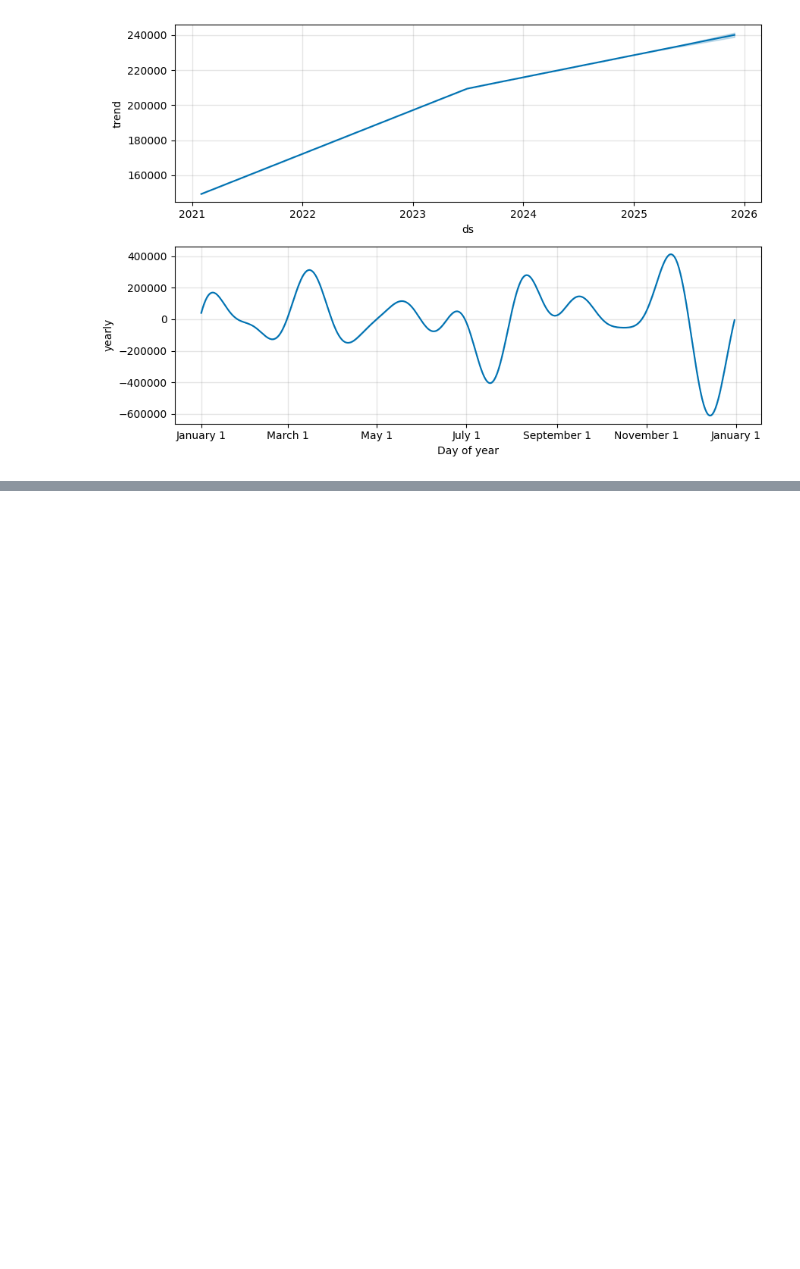
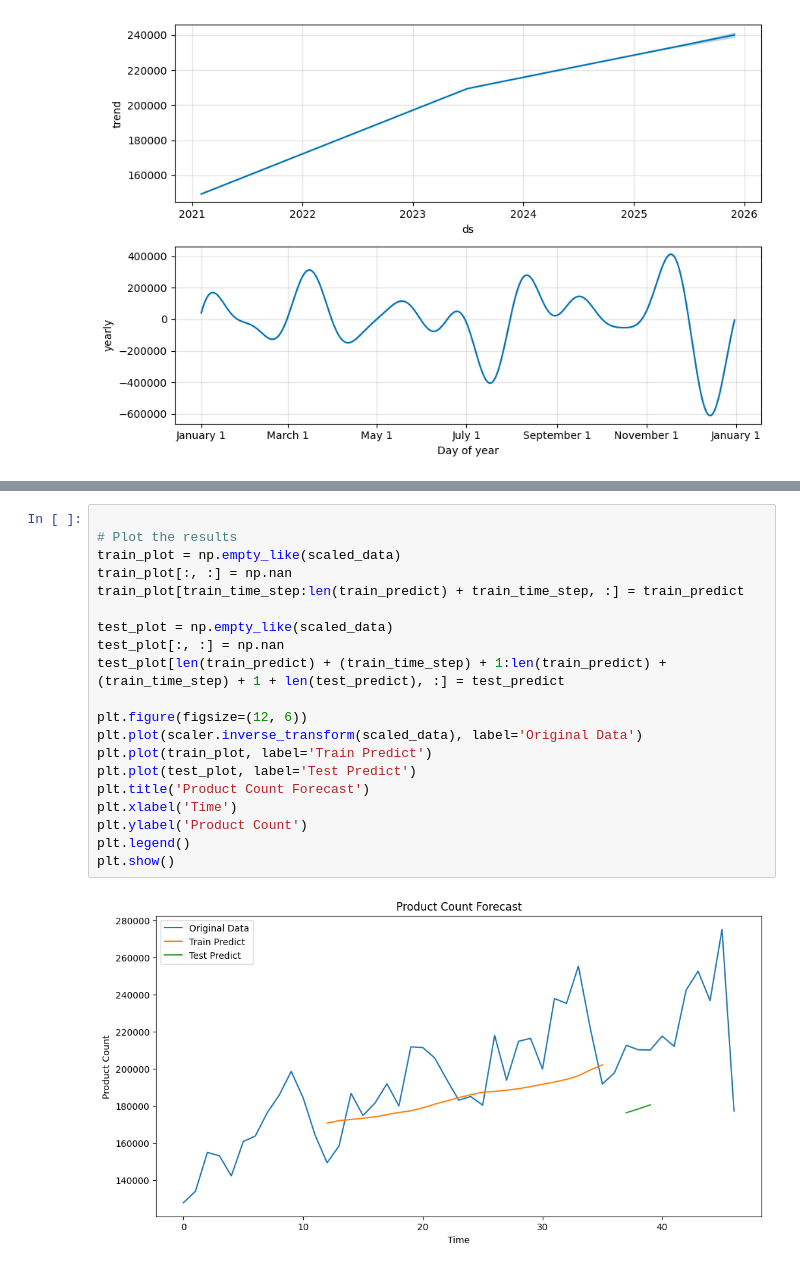
Before and after one commit to rzn-git/forecast-demand-collaboration, a Jupyter notebook: test-17.ipynb, the cells around one changed output, grey strips where cells are left out. Drawn from its saved outputs; the diff is of its cells as text; blank space fills up the shorter version.

```diff
--- a/test-17.ipynb
+++ b/test-17.ipynb
@@ -282,0 +364,22 @@ plt.show()
+# %%
+
+# Plot the results
+train_plot = np.empty_like(scaled_data)
+train_plot[:, :] = np.nan
+train_plot[train_time_step:len(train_predict) + train_time_step, :] = train_predict
+
+test_plot = np.empty_like(scaled_data)
+test_plot[:, :] = np.nan
+test_plot[len(train_predict) + (train_time_step) + 1:len(train_predict) + (train_time_step) + 1 + len(test_predict), :] = test_predict
+
+plt.figure(figsize=(12, 6))
+plt.plot(scaler.inverse_transform(scaled_data), label='Original Data')
+plt.plot(train_plot, label='Train Predict')
+plt.plot(test_plot, label='Test Predict')
+plt.title('Product Count Forecast')
+plt.xlabel('Time')
+plt.ylabel('Product Count')
+plt.legend()
+plt.show()
+# %% [output]
+[figure, added]
```
Also changed, not shown: parts of 2 cells of this notebook.
